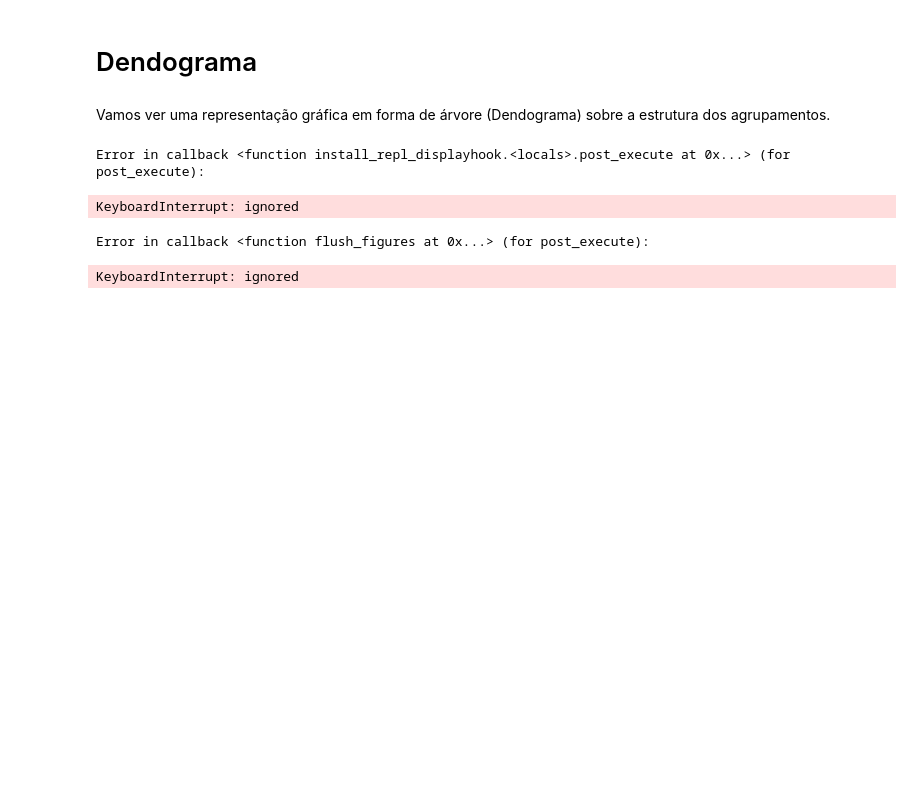
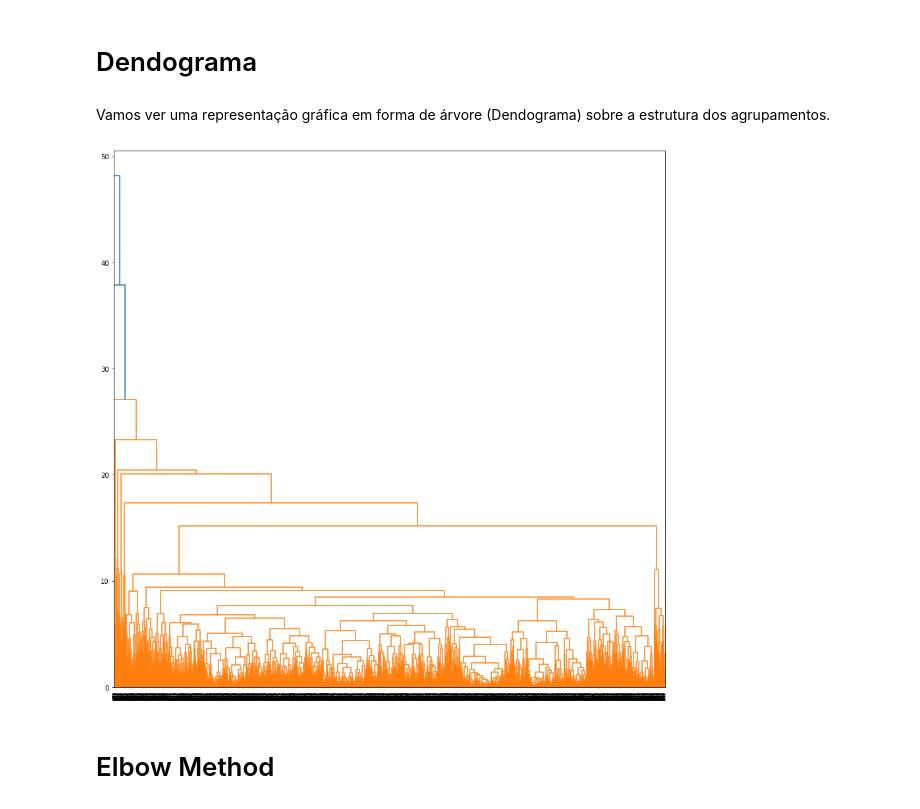
Before and after one commit to viniciusgugelmin/data-science-2, a Jupyter notebook: projects/cursos-prouni/notebooks/unsupervised_learning.ipynb, the cells around one changed output. Saved outputs shown, nothing was run; the diff lists cells and outputs as text; code cells hidden in the pictures; blank space fills up the shorter version.

```diff
--- a/projects/cursos-prouni/notebooks/unsupervised_learning.ipynb
+++ b/projects/cursos-prouni/notebooks/unsupervised_learning.ipynb
@@ -75,12 +75,18 @@ df_new["grau"] = le.fit_transform(df_new.grau.values)
 df_new["turno"] = le.fit_transform(df_new.turno.values)
 df_new["curso_busca"] = le.fit_transform(df_new.curso_busca.values)
 df_new["cidade_busca"] = le.fit_transform(df_new.cidade_busca.values)
-df_new = df_new.drop(['cidade_filtro'], axis=1)
 df_new["uf_busca"] = le.fit_transform(df_new.uf_busca.values)
 df_new["universidade_nome"] = le.fit_transform(df_new.universidade_nome.values)
 df_new["campus_nome"] = le.fit_transform(df_new.campus_nome.values)
 df_new["nome"] = le.fit_transform(df_new.nome.values)
 
+df_new = df_new.drop(['cidade_filtro'], axis=1)
+df_new = df_new.drop(['curso_id'], axis=1)
+df_new = df_new.drop(['cidade_busca'], axis=1)
+df_new = df_new.drop(['universidade_nome'], axis=1)
+df_new = df_new.drop(['campus_nome'], axis=1)
+df_new = df_new.drop(['campus_id'], axis=1)
+
 df_new
 # %% [output]
 |  | grau | turno | mensalidade | bolsa_integral_cotas | bolsa_integral_ampla | bolsa_parcial_cotas | ... |
@@ -144,10 +150,9 @@ array([[-0.98149636,  1.2845193 ,  1.03758735, ...,  1.34755799,
 # %% [markdown]
 Vamos ver uma representação gráfica em forma de árvore (Dendograma) sobre a estrutura dos agrupamentos.
 # %%
-plt.figure(figsize=(10, 10))
+plt.figure(figsize=(15, 15))
 df_dendrogram = dendrogram(linkage(df_scale, method = "complete"))
 # %% [output]
-Error in callback <function install_repl_displayhook.<locals>.post_execute at 0x...> (for post_execute):
-KeyboardInterrupt: ignored
-Error in callback <function flush_figures at 0x...> (for post_execute):
-KeyboardInterrupt: ignored
+[figure, added]
+# %% [markdown]
+# Elbow Method
```
Also changed, not shown: parts of 11 cells of this notebook.
